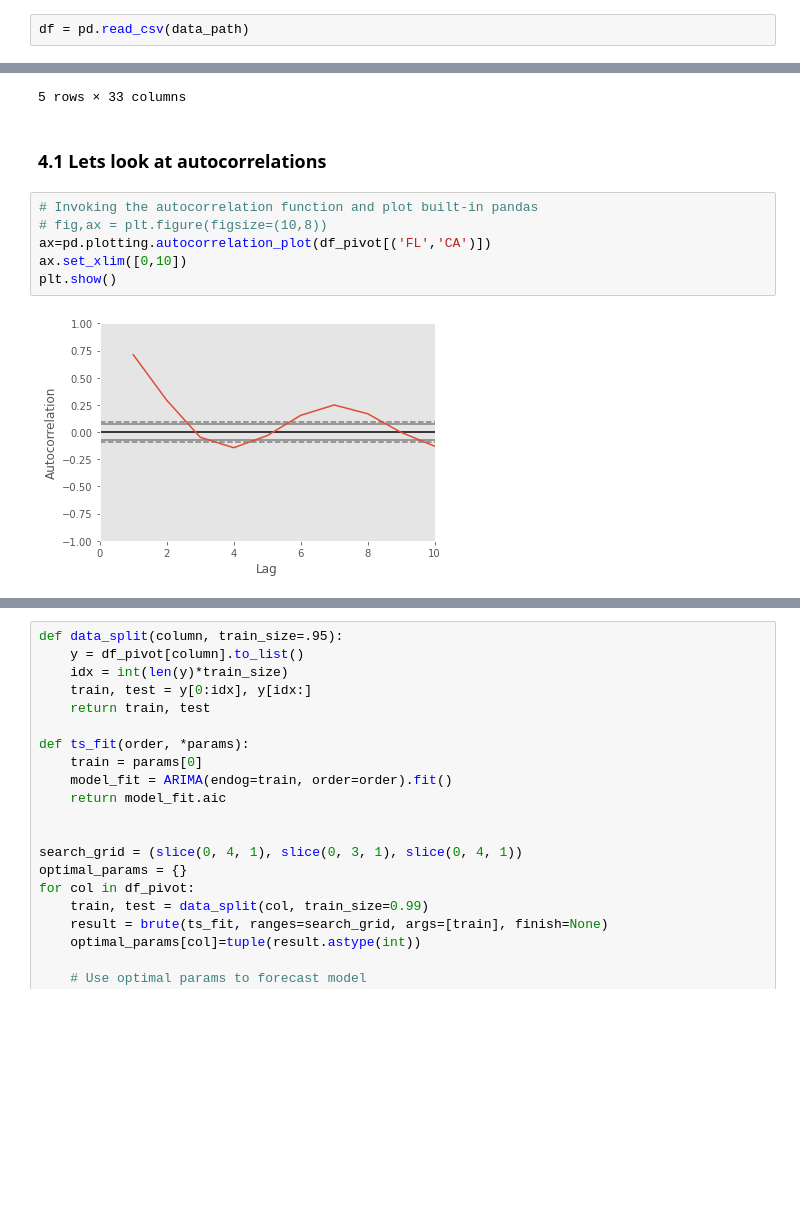
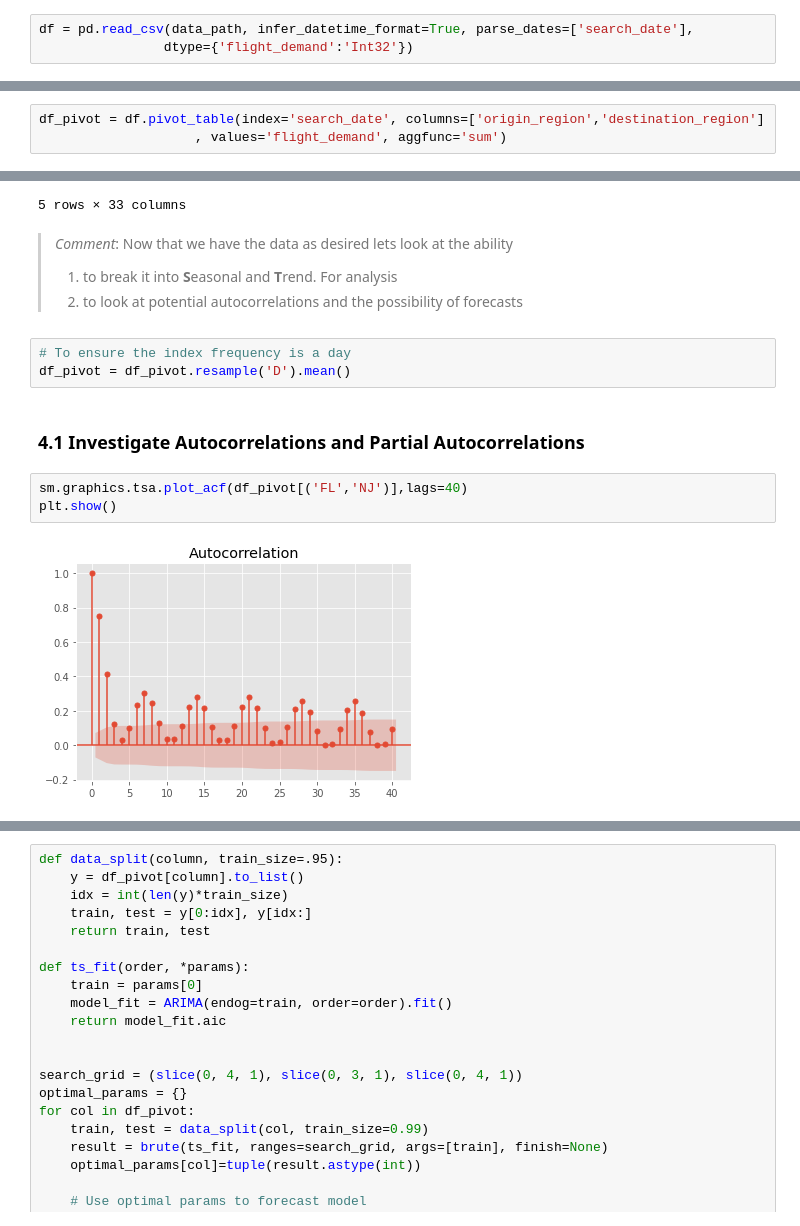
Before and after one commit to zkhatib1212/NY-FL-Flight-Demand, a Jupyter notebook: code/Flight Demand Exploration 1.0.ipynb, the cells around one changed output, grey strips where cells are left out. Saved outputs shown, nothing was run; the diff lists cells and outputs as text; blank space fills up the shorter version.

```diff
--- a/code/Flight Demand Exploration 1.0.ipynb
+++ b/code/Flight Demand Exploration 1.0.ipynb
@@ -127,4 +131,5 @@ plt.show()
 # %% [markdown]
 The prior analysis has not revealed much, we will take a different approach. Firstly, we will read the data again
 # %%
-df = pd.read_csv(data_path)
+df = pd.read_csv(data_path, infer_datetime_format=True, parse_dates=['search_date'],
+                dtype={'flight_demand':'Int32'})
@@ -131,3 +158,6 @@ df = pd.read_csv(data_path)
+# %%
+df_pivot = df.pivot_table(index='search_date', columns=['origin_region','destination_region']
+                    , values='flight_demand', aggfunc='sum')
 # %%
 df_pivot.head()
 # %% [output]
@@ -140,13 +170,17 @@ df_pivot.head()
 | 2016-03-04 | 9427 | 55647 | 19080 | 28570 | 21969 | 29810 | 8422 | 28286 | 8479 | 9605 | ... |
 | 2016-03-05 | 7356 | 47156 | 16129 | 22882 | 15228 | 24322 | 7016 | 23528 | 6762 | 8864 | ... |
 5 rows × 33 columns
-# %% [markdown]
-### 4.1 Lets look at autocorrelations
-# %%
-# Invoking the autocorrelation function and plot built-in pandas
-# fig,ax = plt.figure(figsize=(10,8))
-ax=pd.plotting.autocorrelation_plot(df_pivot[('FL','CA')])
-ax.set_xlim([0,10])
-plt.show()
-# %% [output]
-[figure, removed]
+# %% [markdown]
+>*Comment*: Now that we have the data as desired lets look at the ability<br>
+> 1. to break it into **S**easonal and **T**rend. For analysis
+> 2. to look at potential autocorrelations and the possibility of forecasts
+# %%
+# To ensure the index frequency is a day
+df_pivot = df_pivot.resample('D').mean()
+# %% [markdown]
+### 4.1 Investigate Autocorrelations and Partial Autocorrelations
+# %%
+sm.graphics.tsa.plot_acf(df_pivot[('FL','NJ')],lags=40)
+plt.show()
+# %% [output]
+[figure, added]
```
Also changed, not shown: parts of 10 cells of this notebook.
